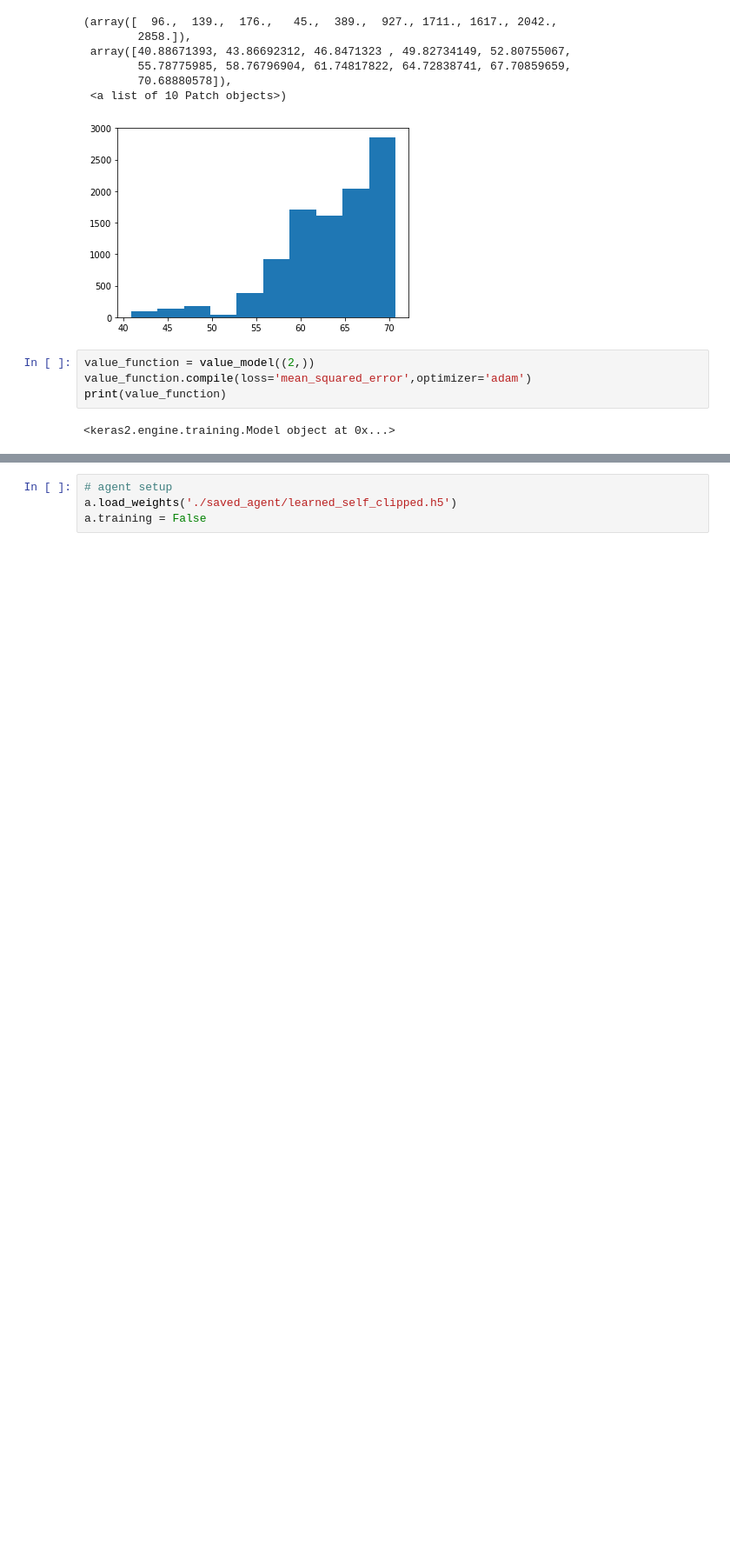
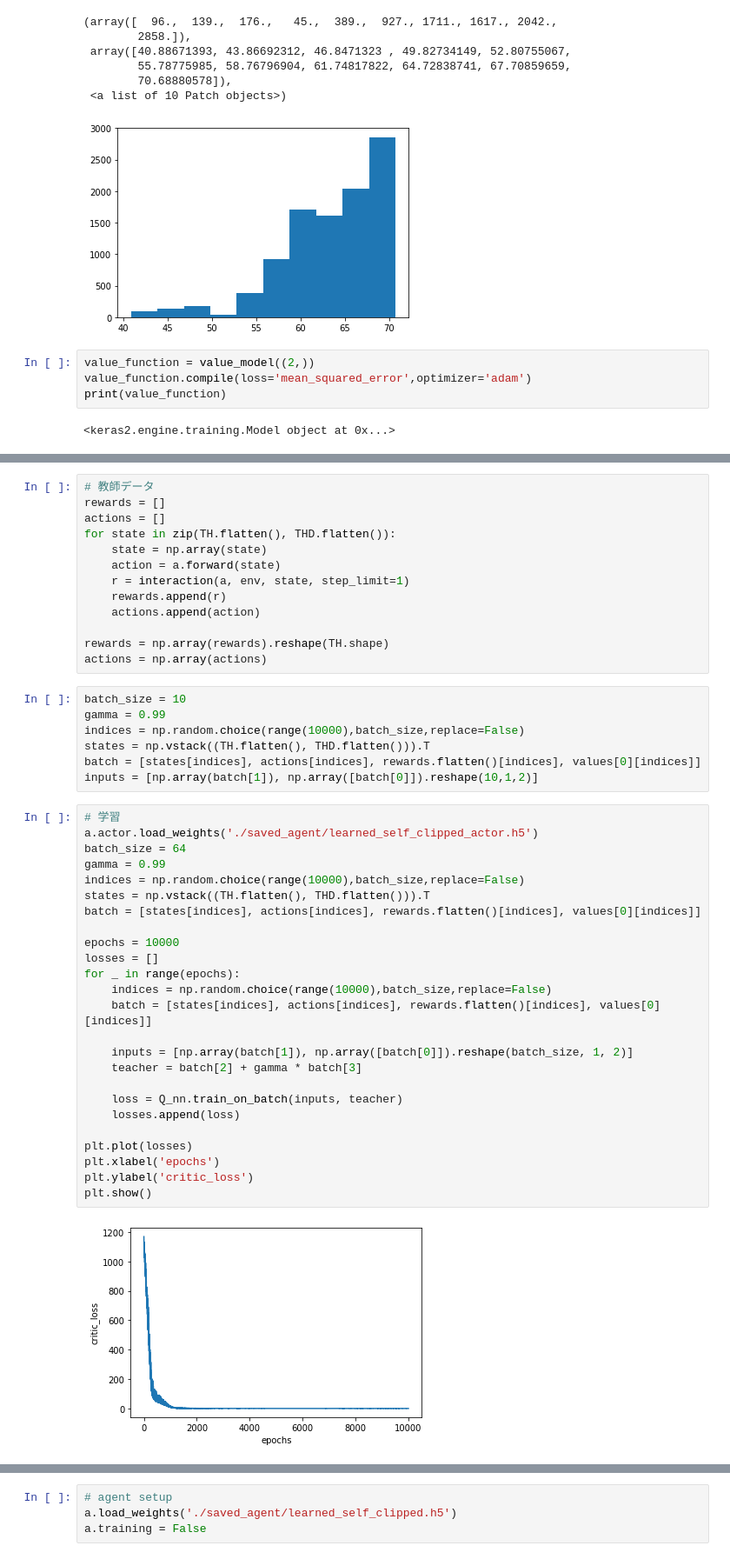
Before and after one commit to ibuki1024/eventDDPG, a Jupyter notebook: notebook/self_trigger/value_function.ipynb, the cells around one changed output, grey strips where cells are left out. Shown at 87% size. Drawn from its saved outputs; the diff is of its cells as text; blank space fills up the shorter version.

```diff
--- a/notebook/self_trigger/value_function.ipynb
+++ b/notebook/self_trigger/value_function.ipynb
@@ -188,0 +265,47 @@ print(value_function)
+# %%
+# 教師データ
+rewards = []
+actions = []
+for state in zip(TH.flatten(), THD.flatten()):
+    state = np.array(state)
+    action = a.forward(state)
+    r = interaction(a, env, state, step_limit=1)
+    rewards.append(r)
+    actions.append(action)
+
+rewards = np.array(rewards).reshape(TH.shape)
+actions = np.array(actions)
+# %%
+batch_size = 10
+gamma = 0.99
+indices = np.random.choice(range(10000),batch_size,replace=False)
+states = np.vstack((TH.flatten(), THD.flatten())).T
+batch = [states[indices], actions[indices], rewards.flatten()[indices], values[0][indices]]
+inputs = [np.array(batch[1]), np.array([batch[0]]).reshape(10,1,2)]
+# %%
+# 学習
+a.actor.load_weights('./saved_agent/learned_self_clipped_actor.h5')
+batch_size = 64
+gamma = 0.99
+indices = np.random.choice(range(10000),batch_size,replace=False)
+states = np.vstack((TH.flatten(), THD.flatten())).T
+batch = [states[indices], actions[indices], rewards.flatten()[indices], values[0][indices]]
+
+epochs = 10000
+losses = []
+for _ in range(epochs):
+    indices = np.random.choice(range(10000),batch_size,replace=False)
+    batch = [states[indices], actions[indices], rewards.flatten()[indices], values[0][indices]]
+
+    inputs = [np.array(batch[1]), np.array([batch[0]]).reshape(batch_size, 1, 2)]
+    teacher = batch[2] + gamma * batch[3]
+
+    loss = Q_nn.train_on_batch(inputs, teacher)
+    losses.append(loss)
+
+plt.plot(losses)
+plt.xlabel('epochs')
+plt.ylabel('critic_loss')
+plt.show()
+# %% [output]
+[figure, added]
```
Also changed, not shown: parts of 21 cells of this notebook, 3 other files.
